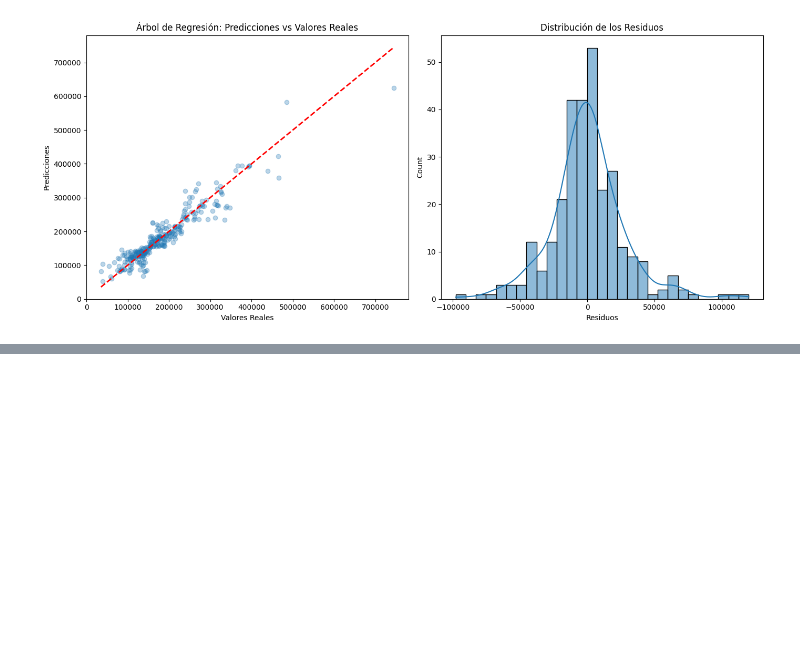
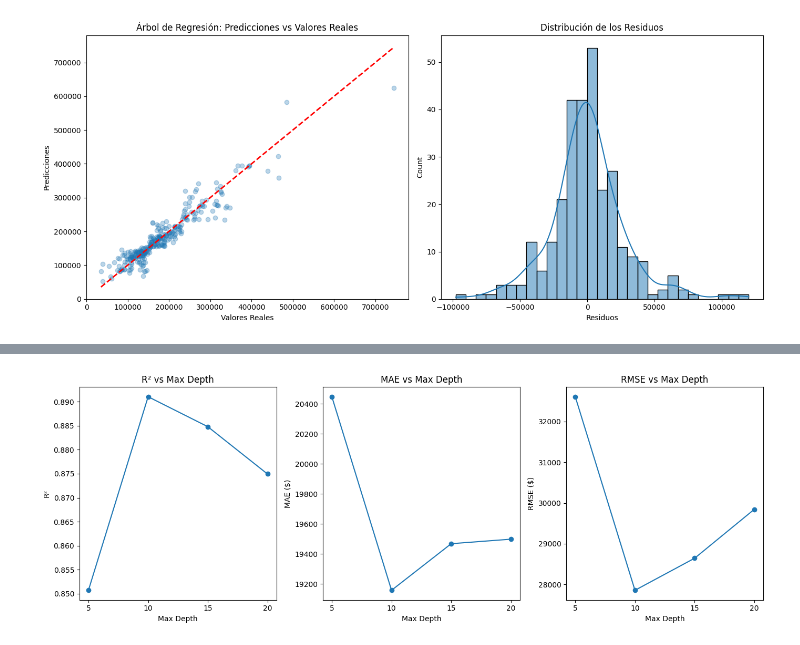
Before and after one commit to paulabaal12/PROY2-DM, a Jupyter notebook: proyectoE2.ipynb, the cells around one changed output, grey strips where cells are left out. Cells and saved outputs as stored; diff of their text form; code cells hidden in the pictures; blank space fills up the shorter version.

Commit message:
Ajustes árbol

```diff
--- a/proyectoE2.ipynb
+++ b/proyectoE2.ipynb
@@ -98,0 +101,85 @@ RMSE: $27780.36
+# %%
+max_depths = [5, 10, 15, 20]
+models_results = []
+
+for depth in max_depths:
+    tree_model = DecisionTreeRegressor(max_depth=depth, random_state=42)
+    tree_model.fit(X_train, y_train)
+
+    # Predecir con el modelo
+    y_pred = tree_model.predict(X_test)
+
+    # Calcular métricas
+    r2 = r2_score(y_test, y_pred)
+    mae = mean_absolute_error(y_test, y_pred)
+    rmse = np.sqrt(mean_squared_error(y_test, y_pred))
+
+    # Guardar resultados
+    models_results.append({
+        'max_depth': depth,
+        'r2': r2,
+        'mae': mae,
+        'rmse': rmse
+    })
+
+    print(f"\n===== Resultados con max_depth={depth} =====")
+    print(f"R² Score: {r2:.4f}")
+    print(f"MAE: ${mae:.2f}")
+    print(f"RMSE: ${rmse:.2f}")
+
+# Convertir a DataFrame para visualización
+results_df = pd.DataFrame(models_results)
+print("\nResumen de modelos con diferentes profundidades:")
+print(results_df)
+
+# Visualizar resultados de diferentes profundidades
+plt.figure(figsize=(14, 5))
+
+plt.subplot(1, 3, 1)
+plt.plot(results_df['max_depth'].astype(str), results_df['r2'], marker='o')
+plt.xlabel('Max Depth')
+plt.ylabel('R²')
+plt.title('R² vs Max Depth')
+
+plt.subplot(1, 3, 2)
+plt.plot(results_df['max_depth'].astype(str), results_df['mae'], marker='o')
+plt.xlabel('Max Depth')
+plt.ylabel('MAE ($)')
+plt.title('MAE vs Max Depth')
+
+plt.subplot(1, 3, 3)
+plt.plot(results_df['max_depth'].astype(str), results_df['rmse'], marker='o')
+plt.xlabel('Max Depth')
+plt.ylabel('RMSE ($)')
+plt.title('RMSE vs Max Depth')
+
+plt.tight_layout()
+plt.show()
+
+# Seleccionar el mejor modelo basado en R²
+best_depth = results_df.loc[results_df['r2'].idxmax(), 'max_depth']
+if pd.isna(best_depth):
+    best_depth = None
+print(f"\nLa mejor profundidad para el árbol es: {best_depth}")
+
+# Crear el mejor modelo
+best_tree_model = DecisionTreeRegressor(max_depth=best_depth, random_state=42)
+best_tree_model.fit(X_train, y_train)
+y_pred_best_tree = best_tree_model.predict(X_test)
+
+# Obtener las variables más importantes para el modelo
+feature_importance = pd.DataFrame({
+    'Feature': X_train.columns,
+    'Importance': best_tree_model.feature_importances_
+}).sort_values('Importance', ascending=False)
+
+print("\nVariables más importantes para el árbol de regresión:")
+print(feature_importance.head(10))
+
+# Visualizar importancia de características
+plt.figure(figsize=(12, 6))
+sns.barplot(x='Importance', y='Feature', data=feature_importance.head(10))
+plt.title('Top 10 características más importantes para el árbol de regresión')
+plt.tight_layout()
+plt.show()
+# %% [output]
@@ -98,0 +203 @@ RMSE: $27780.36
+[figure, added]
```
Also changed, not shown: parts of 2 cells of this notebook.
